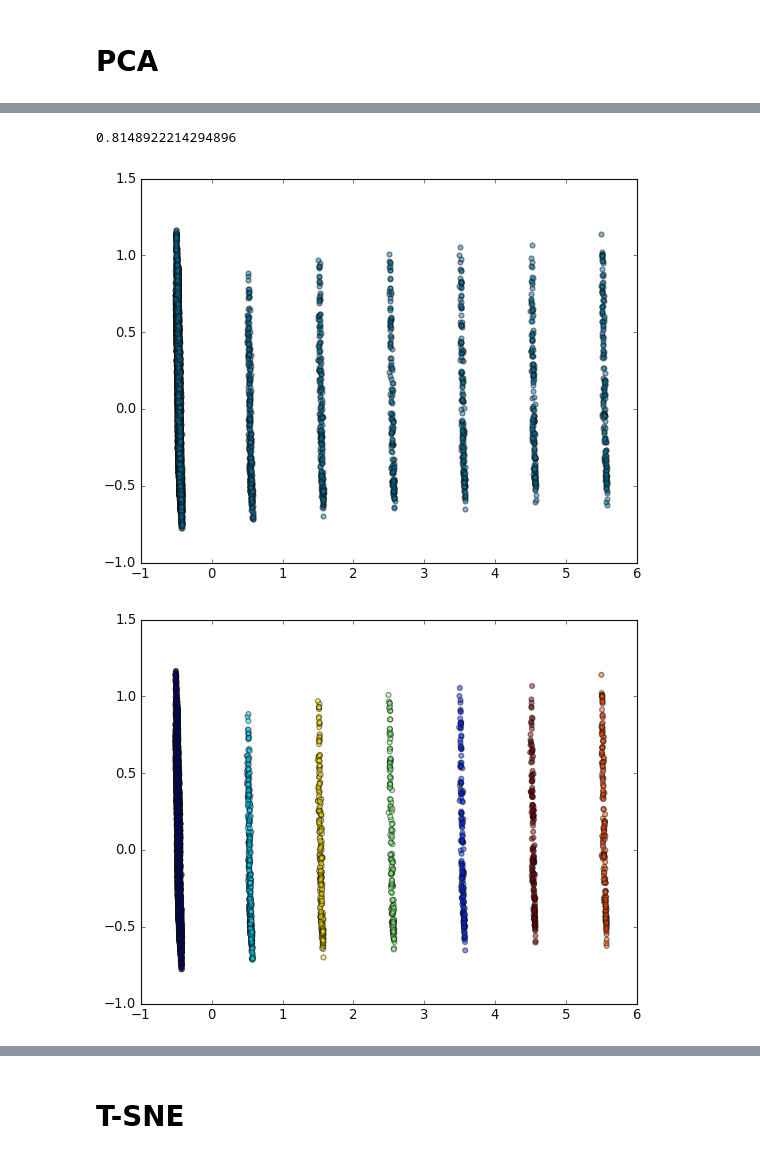
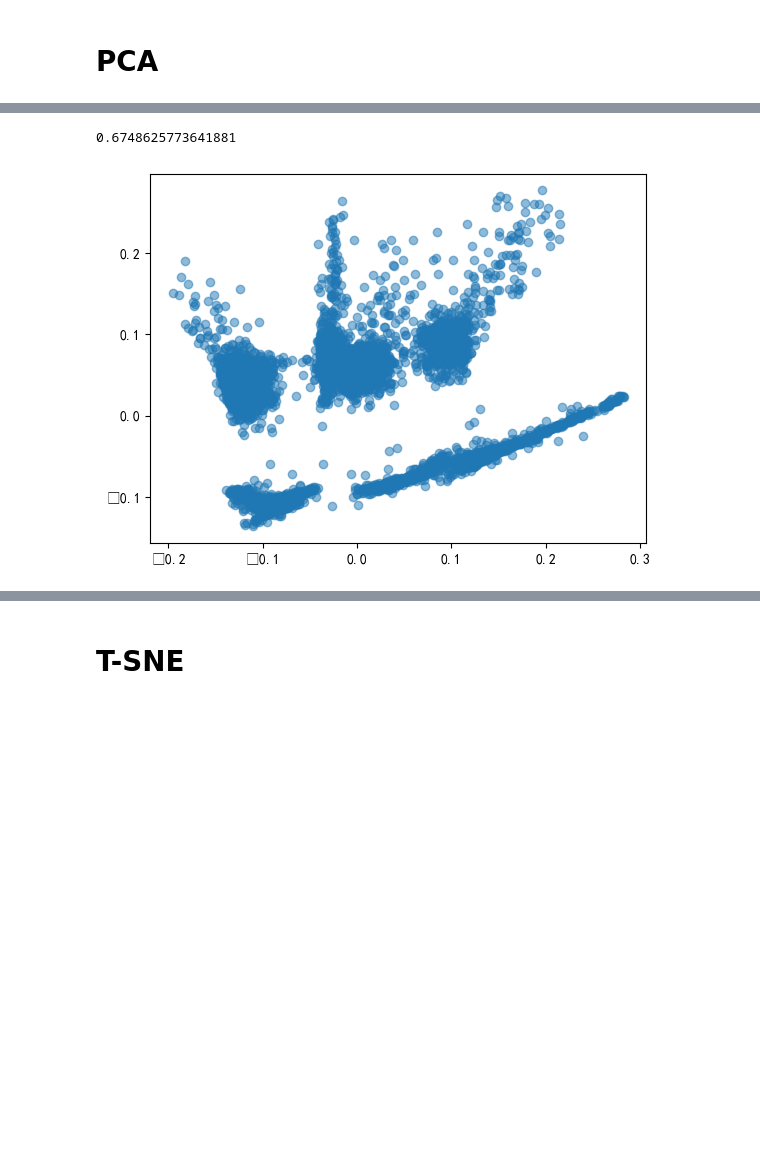
Before and after one commit to TBW108/CIS-Clustering-Project, a Jupyter notebook: Clustering.ipynb, the cells around one changed output, grey strips where cells are left out. Cells and saved outputs as stored; diff of their text form; code cells hidden in the pictures; blank space fills up the shorter version.

```diff
--- a/Clustering.ipynb
+++ b/Clustering.ipynb
@@ -80,0 +100,3 @@ data=data.drop(["CUST_ID","PURCHASES","PURCHASES_FREQUENCY","CASH_ADVANCE_TRX","
+# %%
+data.corr
+ax = sns.heatmap(data.corr(), cmap="YlGnBu", annot=True, mask=np.triu(data.corr()))
@@ -80,0 +128,12 @@ data=data.drop(["CUST_ID","PURCHASES","PURCHASES_FREQUENCY","CASH_ADVANCE_TRX","
+# %%
+cols = ['BALANCE', 'ONEOFF_PURCHASES', 'INSTALLMENTS_PURCHASES', 'CASH_ADVANCE', 'ONEOFF_PURCHASES_FREQUENCY', 'CREDIT_LIMIT', 'PAYMENTS', 'MINIMUM_PAYMENTS']
+# Eliminate an order of magnitude impact
+for col in cols:
+    data[col] = np.log(1 + data[col])
+
+plt.figure(figsize=(20,35))
+for i, col in enumerate(data.columns):
+    if data[col].dtype != 'object':
+        ax = plt.subplot(7, 2, i+1)
+        sns.kdeplot(data[col], ax=ax)
+        plt.xlabel(col)
@@ -82,15 +151,14 @@ data=data.drop(["CUST_ID","PURCHASES","PURCHASES_FREQUENCY","CASH_ADVANCE_TRX","
 # 标准化有数量级的列
 from sklearn.preprocessing import StandardScaler#标准化，返回值为标准化后的数据
 from sklearn.preprocessing import Normalizer
-pre_values=data.loc[:,["BALANCE",'ONEOFF_PURCHASES','INSTALLMENTS_PURCHASES','CASH_ADVANCE','CREDIT_LIMIT','PAYMENTS','MINIMUM_PAYMENTS']]
+# pre_values=data.loc[:,["BALANCE",'ONEOFF_PURCHASES','INSTALLMENTS_PURCHASES','CASH_ADVANCE','CREDIT_LIMIT','PAYMENTS','MINIMUM_PAYMENTS']]
 
 # std_scl = StandardScaler()
 # std_values=std_scl.fit_transform(pre_values)
 # std_values.shape
 
 nm_scl=Normalizer()
-nm_values=nm_scl.fit_transform(pre_values)
-
-data.loc[:,["BALANCE",'ONEOFF_PURCHASES','INSTALLMENTS_PURCHASES','CASH_ADVANCE','CREDIT_LIMIT','PAYMENTS','MINIMUM_PAYMENTS']]=nm_values
-data
+X=nm_scl.fit_transform(data)
+# data
+X.shape
 # %% [output]
@@ -185,17 +202,18 @@ pred_y=k_means_model.fit_predict(data)
 # %% [markdown]
 # PCA
 # %%
+# transforming it into 2 dimensions and scattering
+pca2=PCA(n_components=2)
+trans_data=pca2.fit_transform(X)
+fig,ax=plt.subplots()
+fig.set_facecolor('w')
+ax.scatter(trans_data[:,0],trans_data[:,1],alpha=0.5)
 
-pca2=PCA(n_components=2)
+# model=dbscan_clst_plot2(eps=0.1,min_samples=50,trans_data=trans_data)
 
-trans_data=red_dim_plot2(pca2,data)
-
-model=dbscan_clst_plot2(eps=0.5,min_samples=30,trans_data=trans_data)
-
-# 展示特征值占比
+# 72.3% information are included
 np.sum(pca2.explained_variance_ratio_)
 # %% [output]
 [interactive output not drawn]
-0.8148922214294896
+0.6748625773641881
-[figure, old version]
+[figure, new version]
-[figure, removed]
```
Also changed, not shown: parts of 27 cells of this notebook.
